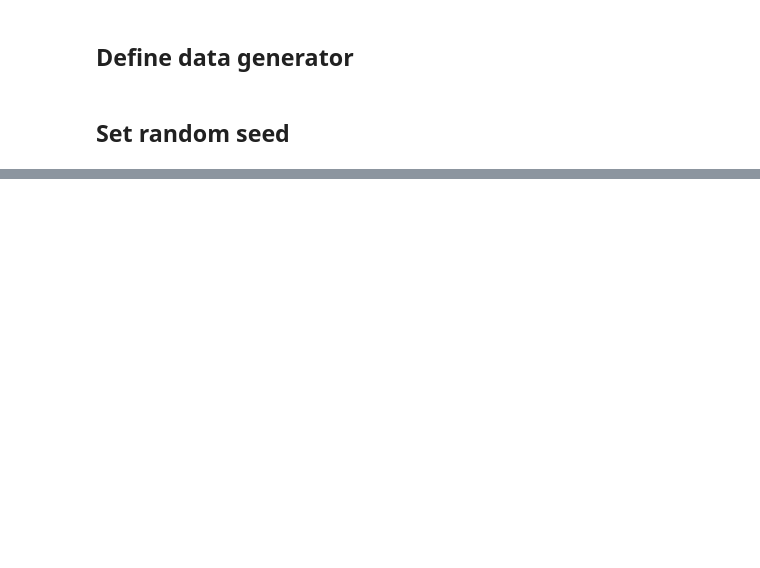
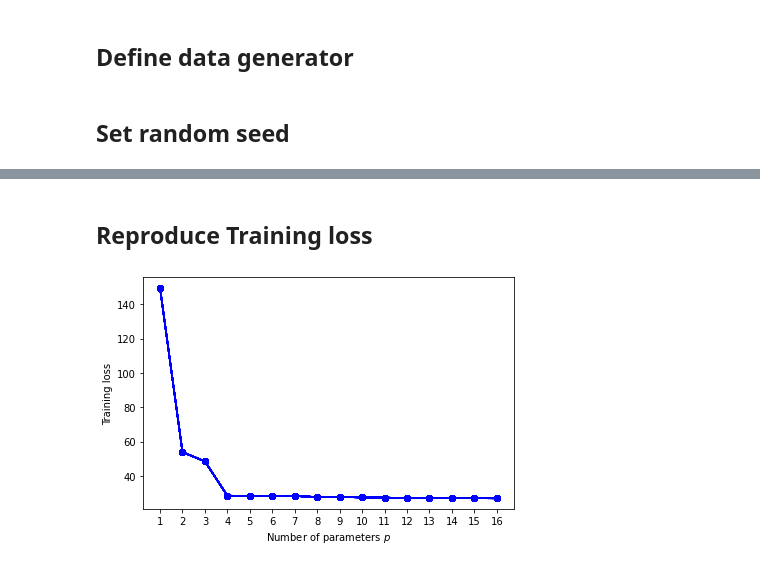
Before and after one commit to gnitnaw/Programs, a Jupyter notebook: Chapter2/DSML_Polynomial_Regression.ipynb, the cells around one changed output, grey strips where cells are left out. Drawn from its saved outputs; the diff is of its cells as text; code cells hidden in the pictures; blank space fills up the shorter version.

```diff
--- a/Chapter2/DSML_Polynomial_Regression.ipynb
+++ b/Chapter2/DSML_Polynomial_Regression.ipynb
@@ -19,0 +92,15 @@ def generate_data(beta , sig, n):
+# %% [markdown]
+## Reproduce Training loss
+# %%
+# %%%%%%%%%%%%%%%%%%%%%%%%%%%%%%%%%%%%%%%%%
+for p in p_range:  # p is the number of parameters
+  plt.plot(p_range, trainloss, 'b', p_range, trainloss, 'bo-')
+plt.xticks(ticks=p_range)
+plt.xlabel('Number of parameters $p$')
+plt.ylabel('Training loss')
+plt.tight_layout()
+plt.savefig('MSEpy.pdf',format='pdf')
+plt.show()
+# %%%%%%%%%%%%%%%%%%%%%%%%%%%%%%%%%%%%%%%%%
+# %% [output]
+[figure, added]
```
Also changed, not shown: parts of 17 cells of this notebook.
